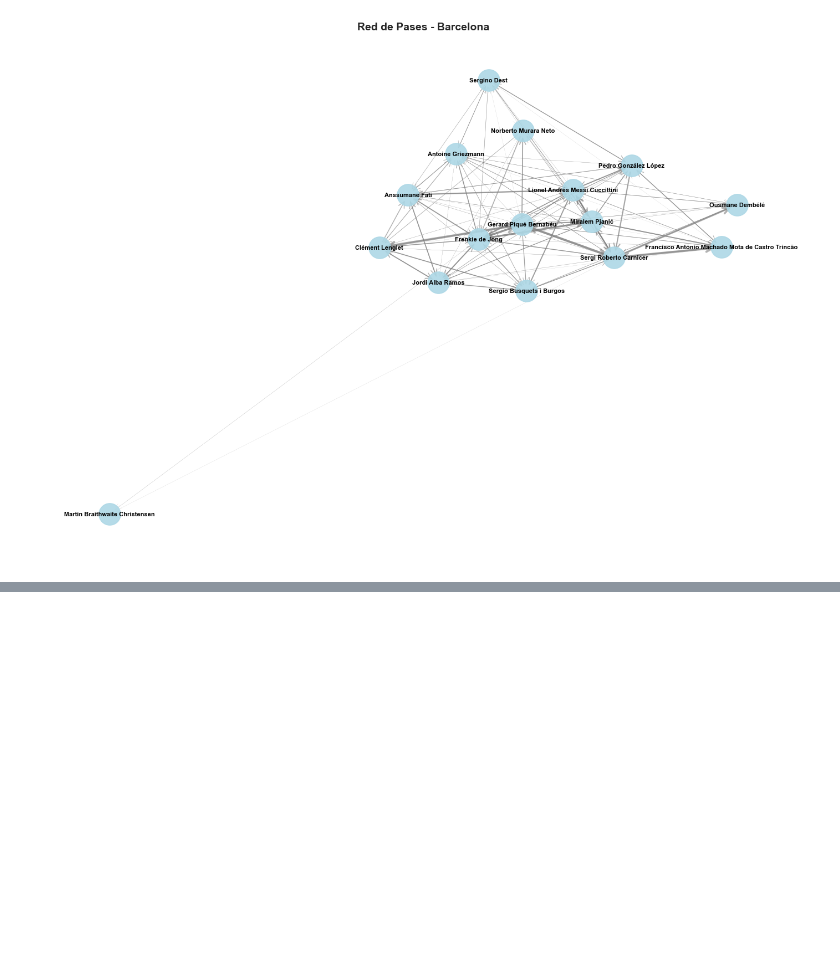
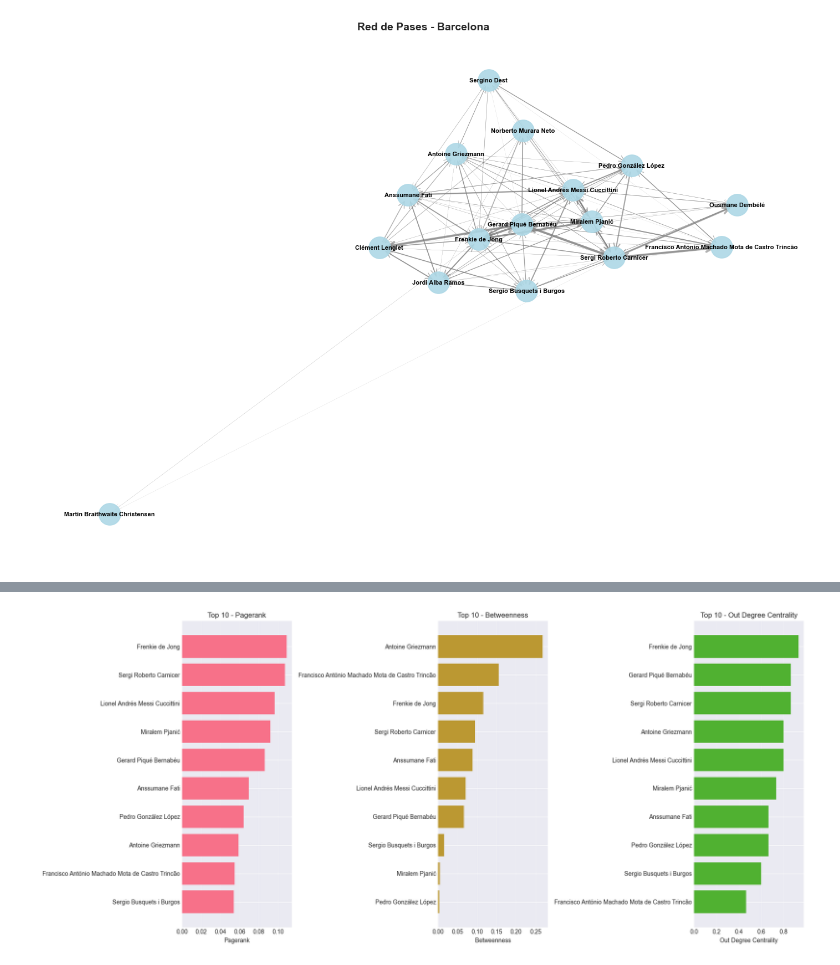
Before and after one commit to JaviTateG/tfg-football-tactical-modeling, a Jupyter notebook: notebooks/01_data_exploration.ipynb, the cells around one changed output, grey strips where cells are left out. Saved outputs shown, nothing was run; the diff lists cells and outputs as text; code cells hidden in the pictures; blank space fills up the shorter version.

Commit message:
Add network metrics calculation module

```diff
--- a/notebooks/01_data_exploration.ipynb
+++ b/notebooks/01_data_exploration.ipynb
@@ -492,3 +492,12 @@ pass_graph.visualize(
 )
 # %% [output]
 [figure]
+# %%
+from src.graphs.network_metrics import NetworkMetrics
+
+# Calcular métricas del grafo
+metrics_calc = NetworkMetrics(G)
+all_metrics = metrics_calc.calculate_all_metrics()
+
+# Resumen
+metrics_calc.print_summary()
@@ -494,0 +615,8 @@ pass_graph.visualize(
+# %%
+# Comparación de métricas de centralidad
+metrics_calc.visualize_centrality_comparison(
+    metrics=['pagerank', 'betweenness', 'out_degree_centrality'],
+    top_n=10
+)
+# %% [output]
+[figure, added]
```
Also changed, not shown: parts of 8 cells of this notebook, 1 other file.
